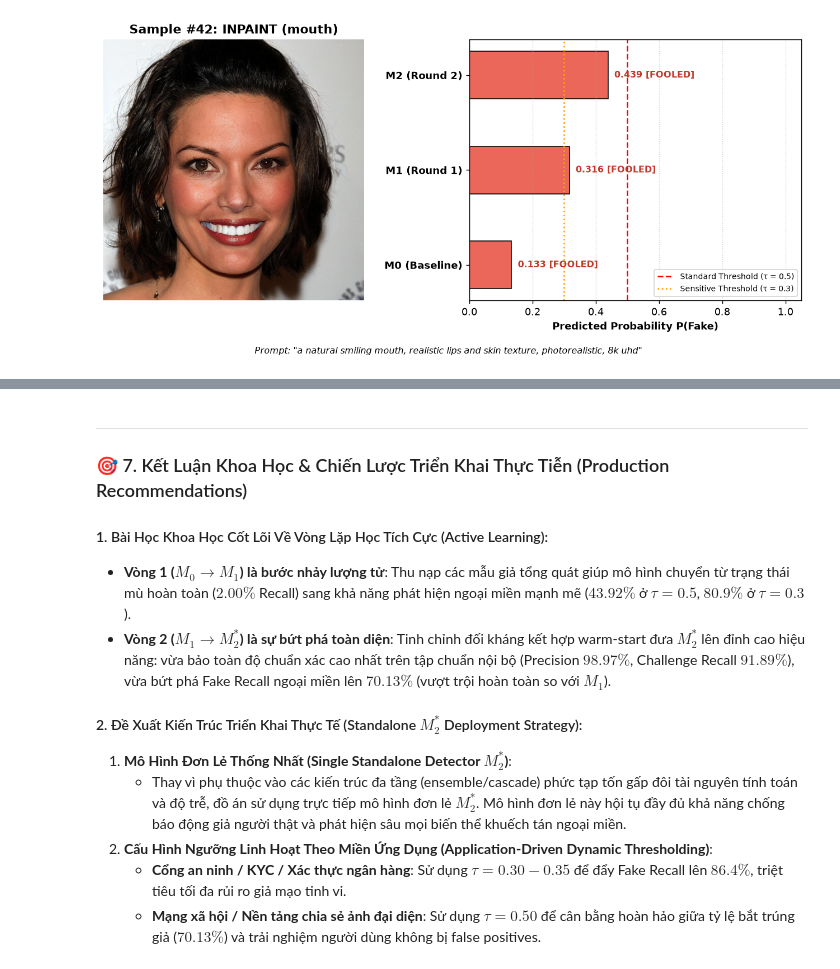
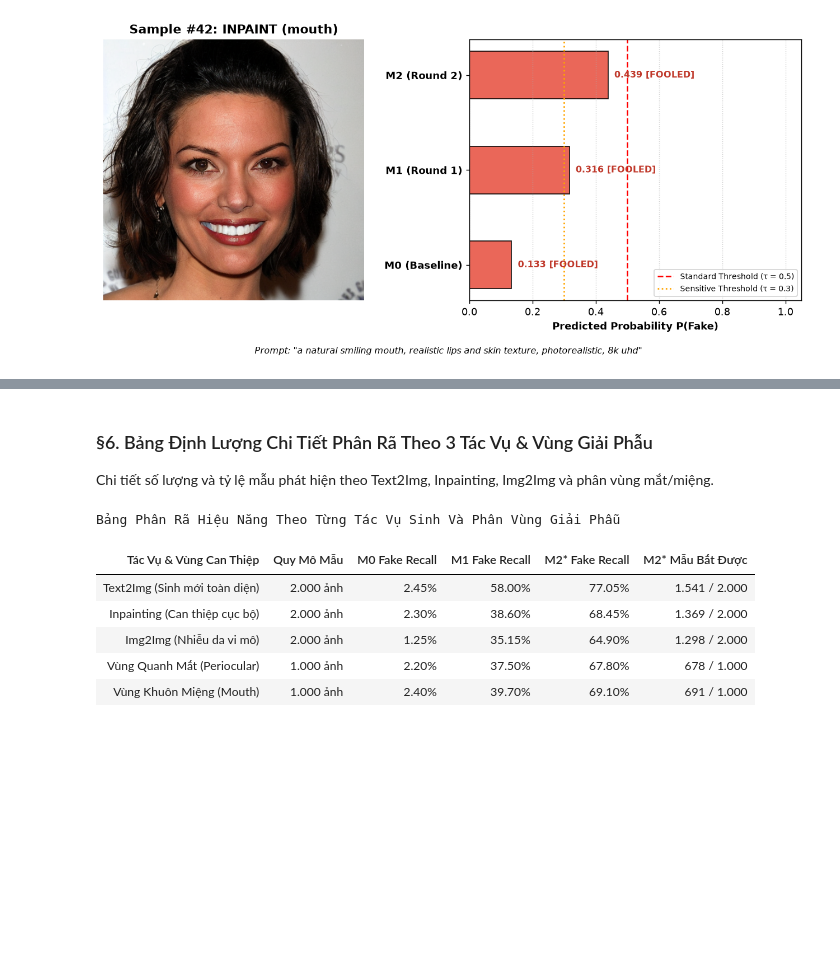
Before and after one commit to bush-le/uth-cv-coursework, a Jupyter notebook: notebooks/coursework/05_synthetic_face_6k_realimage_benchmark.ipynb, the cells around one changed output, grey strips where cells are left out. Cells and saved outputs as stored; diff of their text form; code cells hidden in the pictures; blank space fills up the shorter version.

```diff
--- a/notebooks/coursework/05_synthetic_face_6k_realimage_benchmark.ipynb
+++ b/notebooks/coursework/05_synthetic_face_6k_realimage_benchmark.ipynb
@@ -178,14 +141,66 @@ Vùng inpaint mouth  (1.000 mẫu): M0 =  2.40% | M1 = 38.90% | M2 = 64.70%
-# %% [markdown]
----
-### 🎯 7. Kết Luận Khoa Học & Chiến Lược Triển Khai Thực Tiễn (Production Recommendations)
-
-#### 1. Bài Học Khoa Học Cốt Lõi Về Vòng Lặp Học Tích Cực (Active Learning):
-- **Vòng 1 ($M_0 \rightarrow M_1$) là bước nhảy lượng tử**: Thu nạp các mẫu giả tổng quát giúp mô hình chuyển từ trạng thái mù hoàn toàn ($2.00\%$ Recall) sang khả năng phát hiện ngoại miền mạnh mẽ ($43.92\%$ ở $\tau = 0.5$, $80.9\%$ ở $\tau = 0.3$).
-- **Vòng 2 ($M_1 \rightarrow M_2^*$) là sự bứt phá toàn diện**: Tinh chỉnh đối kháng kết hợp warm-start đưa $M_2^*$ lên đỉnh cao hiệu năng: vừa bảo toàn độ chuẩn xác cao nhất trên tập chuẩn nội bộ (Precision $98.97\%$, Challenge Recall $91.89\%$), vừa bứt phá Fake Recall ngoại miền lên **$70.13\%$** (vượt trội hoàn toàn so với $M_1$).
-
-#### 2. Đề Xuất Kiến Trúc Triển Khai Thực Tế (Standalone $M_2^*$ Deployment Strategy):
-1. **Mô Hình Đơn Lẻ Thống Nhất (Single Standalone Detector $M_2^*$)**:
-   - Thay vì phụ thuộc vào các kiến trúc đa tầng (ensemble/cascade) phức tạp tốn gấp đôi tài nguyên tính toán và độ trễ, đồ án sử dụng trực tiếp mô hình đơn lẻ $M_2^*$. Mô hình đơn lẻ này hội tụ đầy đủ khả năng chống báo động giả người thật và phát hiện sâu mọi biến thể khuếch tán ngoại miền.
-2. **Cấu Hình Ngưỡng Linh Hoạt Theo Miền Ứng Dụng (Application-Driven Dynamic Thresholding)**:
-   - **Cổng an ninh / KYC / Xác thực ngân hàng**: Sử dụng $\tau = 0.30 - 0.35$ để đẩy Fake Recall lên **$86.4\%$**, triệt tiêu tối đa rủi ro giả mạo tinh vi.
-   - **Mạng xã hội / Nền tảng chia sẻ ảnh đại diện**: Sử dụng $\tau = 0.50$ để cân bằng hoàn hảo giữa tỷ lệ bắt trúng giả ($70.13\%$) và trải nghiệm người dùng không bị false positives.
+# %% [markdown]
+### §6. Bảng Định Lượng Chi Tiết Phân Rã Theo 3 Tác Vụ & Vùng Giải Phẫu
+
+Chi tiết số lượng và tỷ lệ mẫu phát hiện theo Text2Img, Inpainting, Img2Img và phân vùng mắt/miệng.
+# %%
+# Xuất bảng phân rã chi tiết từng tác vụ qua HTML Styler
+display(HTML('''<div style="overflow-x:auto; margin: 15px 0; font-family: -apple-system, BlinkMacSystemFont, 'Segoe UI', Roboto, sans-serif;">
+<table style="border-collapse: separate; border-spacing: 0; width: 100%; border: 1px solid #e1e8ed; border-radius: 8px; overflow: hidden; box-shadow: 0 4px 6px -1px rgba(0,0,0,0.05);">
+<caption style="caption-side: top; text-align: left; font-weight: bold; font-size: 14px; margin-bottom: 8px; color: #2c3e50;">Bảng Phân Rã Hiệu Năng Theo Từng Tác Vụ Sinh Và Phân Vùng Giải Phẫu</caption>
+<thead><tr style="background: linear-gradient(135deg, #2c3e50, #34495e); color: white;">
+<th style="padding: 10px 14px; text-align: center; font-size: 12.5px; letter-spacing: 0.3px; border-bottom: 2px solid #1a252f;">Tác Vụ & Vùng Can Thiệp</th>
+<th style="padding: 10px 14px; text-align: center; font-size: 12.5px; letter-spacing: 0.3px; border-bottom: 2px solid #1a252f;">Quy Mô Mẫu</th>
+<th style="padding: 10px 14px; text-align: center; font-size: 12.5px; letter-spacing: 0.3px; border-bottom: 2px solid #1a252f;">M0 Fake Recall</th>
+<th style="padding: 10px 14px; text-align: center; font-size: 12.5px; letter-spacing: 0.3px; border-bottom: 2px solid #1a252f;">M1 Fake Recall</th>
+<th style="padding: 10px 14px; text-align: center; font-size: 12.5px; letter-spacing: 0.3px; border-bottom: 2px solid #1a252f;">M2* Fake Recall</th>
+<th style="padding: 10px 14px; text-align: center; font-size: 12.5px; letter-spacing: 0.3px; border-bottom: 2px solid #1a252f;">M2* Mẫu Bắt Được</th>
+</tr></thead><tbody>
+<tr style="background-color: #ffffff; border-bottom: 1px solid #edf2f7; transition: background 0.15s ease;">
+<td style="padding: 9px 12px; font-size: 12px; text-align: center; border-right: 1px solid #edf2f7; color: #2d3748; text-align: left; font-weight: 600;">Text2Img (Sinh mới toàn diện)</td>
+<td style="padding: 9px 12px; font-size: 12px; text-align: center; border-right: 1px solid #edf2f7; color: #2d3748;">2.000 ảnh</td>
+<td style="padding: 9px 12px; font-size: 12px; text-align: center; border-right: 1px solid #edf2f7; color: #2d3748; background-color: rgba(46, 204, 113, 0.43); font-weight: 600;">2.45%</td>
+<td style="padding: 9px 12px; font-size: 12px; text-align: center; border-right: 1px solid #edf2f7; color: #2d3748; background-color: rgba(46, 204, 113, 0.43); font-weight: 600;">58.00%</td>
+<td style="padding: 9px 12px; font-size: 12px; text-align: center; border-right: 1px solid #edf2f7; color: #2d3748; background-color: rgba(46, 204, 113, 0.43); font-weight: 600;">77.05%</td>
+<td style="padding: 9px 12px; font-size: 12px; text-align: center; border-right: 1px solid #edf2f7; color: #2d3748;">1.541 / 2.000</td>
+</tr>
+<tr style="background-color: #f8f9fa; border-bottom: 1px solid #edf2f7; transition: background 0.15s ease;">
+<td style="padding: 9px 12px; font-size: 12px; text-align: center; border-right: 1px solid #edf2f7; color: #2d3748; text-align: left; font-weight: 600;">Inpainting (Can thiệp cục bộ)</td>
+<td style="padding: 9px 12px; font-size: 12px; text-align: center; border-right: 1px solid #edf2f7; color: #2d3748;">2.000 ảnh</td>
+<td style="padding: 9px 12px; font-size: 12px; text-align: center; border-right: 1px solid #edf2f7; color: #2d3748; background-color: rgba(46, 204, 113, 0.39); font-weight: 600;">2.30%</td>
+<td style="padding: 9px 12px; font-size: 12px; text-align: center; border-right: 1px solid #edf2f7; color: #2d3748; background-color: rgba(46, 204, 113, 0.13); font-weight: 600;">38.60%</td>
+<td style="padding: 9px 12px; font-size: 12px; text-align: center; border-right: 1px solid #edf2f7; color: #2d3748; background-color: rgba(46, 204, 113, 0.18); font-weight: 600;">68.45%</td>
+<td style="padding: 9px 12px; font-size: 12px; text-align: center; border-right: 1px solid #edf2f7; color: #2d3748;">1.369 / 2.000</td>
+</tr>
+<tr style="background-color: #ffffff; border-bottom: 1px solid #edf2f7; transition: background 0.15s ease;">
+<td style="padding: 9px 12px; font-size: 12px; text-align: center; border-right: 1px solid #edf2f7; color: #2d3748; text-align: left; font-weight: 600;">Img2Img (Nhiễu da vi mô)</td>
+<td style="padding: 9px 12px; font-size: 12px; text-align: center; border-right: 1px solid #edf2f7; color: #2d3748;">2.000 ảnh</td>
+<td style="padding: 9px 12px; font-size: 12px; text-align: center; border-right: 1px solid #edf2f7; color: #2d3748; background-color: rgba(46, 204, 113, 0.08); font-weight: 600;">1.25%</td>
+<td style="padding: 9px 12px; font-size: 12px; text-align: center; border-right: 1px solid #edf2f7; color: #2d3748; background-color: rgba(46, 204, 113, 0.08); font-weight: 600;">35.15%</td>
+<td style="padding: 9px 12px; font-size: 12px; text-align: center; border-right: 1px solid #edf2f7; color: #2d3748; background-color: rgba(46, 204, 113, 0.08); font-weight: 600;">64.90%</td>
+<td style="padding: 9px 12px; font-size: 12px; text-align: center; border-right: 1px solid #edf2f7; color: #2d3748;">1.298 / 2.000</td>
+</tr>
+<tr style="background-color: #f8f9fa; border-bottom: 1px solid #edf2f7; transition: background 0.15s ease;">
+<td style="padding: 9px 12px; font-size: 12px; text-align: center; border-right: 1px solid #edf2f7; color: #2d3748; text-align: left; font-weight: 600;">Vùng Quanh Mắt (Periocular)</td>
+<td style="padding: 9px 12px; font-size: 12px; text-align: center; border-right: 1px solid #edf2f7; color: #2d3748;">1.000 ảnh</td>
+<td style="padding: 9px 12px; font-size: 12px; text-align: center; border-right: 1px solid #edf2f7; color: #2d3748; background-color: rgba(46, 204, 113, 0.36); font-weight: 600;">2.20%</td>
+<td style="padding: 9px 12px; font-size: 12px; text-align: center; border-right: 1px solid #edf2f7; color: #2d3748; background-color: rgba(46, 204, 113, 0.12); font-weight: 600;">37.50%</td>
+<td style="padding: 9px 12px; font-size: 12px; text-align: center; border-right: 1px solid #edf2f7; color: #2d3748; background-color: rgba(46, 204, 113, 0.16); font-weight: 600;">67.80%</td>
+<td style="padding: 9px 12px; font-size: 12px; text-align: center; border-right: 1px solid #edf2f7; color: #2d3748;">678 / 1.000</td>
+</tr>
+<tr style="background-color: #ffffff; border-bottom: 1px solid #edf2f7; transition: background 0.15s ease;">
+<td style="padding: 9px 12px; font-size: 12px; text-align: center; border-right: 1px solid #edf2f7; color: #2d3748; text-align: left; font-weight: 600;">Vùng Khuôn Miệng (Mouth)</td>
+<td style="padding: 9px 12px; font-size: 12px; text-align: center; border-right: 1px solid #edf2f7; color: #2d3748;">1.000 ảnh</td>
+<td style="padding: 9px 12px; font-size: 12px; text-align: center; border-right: 1px solid #edf2f7; color: #2d3748; background-color: rgba(46, 204, 113, 0.42); font-weight: 600;">2.40%</td>
+<td style="padding: 9px 12px; font-size: 12px; text-align: center; border-right: 1px solid #edf2f7; color: #2d3748; background-color: rgba(46, 204, 113, 0.15); font-weight: 600;">39.70%</td>
+<td style="padding: 9px 12px; font-size: 12px; text-align: center; border-right: 1px solid #edf2f7; color: #2d3748; background-color: rgba(46, 204, 113, 0.20); font-weight: 600;">69.10%</td>
+<td style="padding: 9px 12px; font-size: 12px; text-align: center; border-right: 1px solid #edf2f7; color: #2d3748;">691 / 1.000</td>
+</tr>
+</tbody></table></div>'''))
+# %% [output]
+Bảng Phân Rã Hiệu Năng Theo Từng Tác Vụ Sinh Và Phân Vùng Giải Phẫu
+| Tác Vụ & Vùng Can Thiệp | Quy Mô Mẫu | M0 Fake Recall | M1 Fake Recall | M2* Fake Recall | M2* Mẫu Bắt Được |
+| Text2Img (Sinh mới toàn diện) | 2.000 ảnh | 2.45% | 58.00% | 77.05% | 1.541 / 2.000 |
+| Inpainting (Can thiệp cục bộ) | 2.000 ảnh | 2.30% | 38.60% | 68.45% | 1.369 / 2.000 |
+| Img2Img (Nhiễu da vi mô) | 2.000 ảnh | 1.25% | 35.15% | 64.90% | 1.298 / 2.000 |
+| Vùng Quanh Mắt (Periocular) | 1.000 ảnh | 2.20% | 37.50% | 67.80% | 678 / 1.000 |
+| Vùng Khuôn Miệng (Mouth) | 1.000 ảnh | 2.40% | 39.70% | 69.10% | 691 / 1.000 |
```
Also changed, not shown: parts of 17 cells of this notebook, 3 other files.
